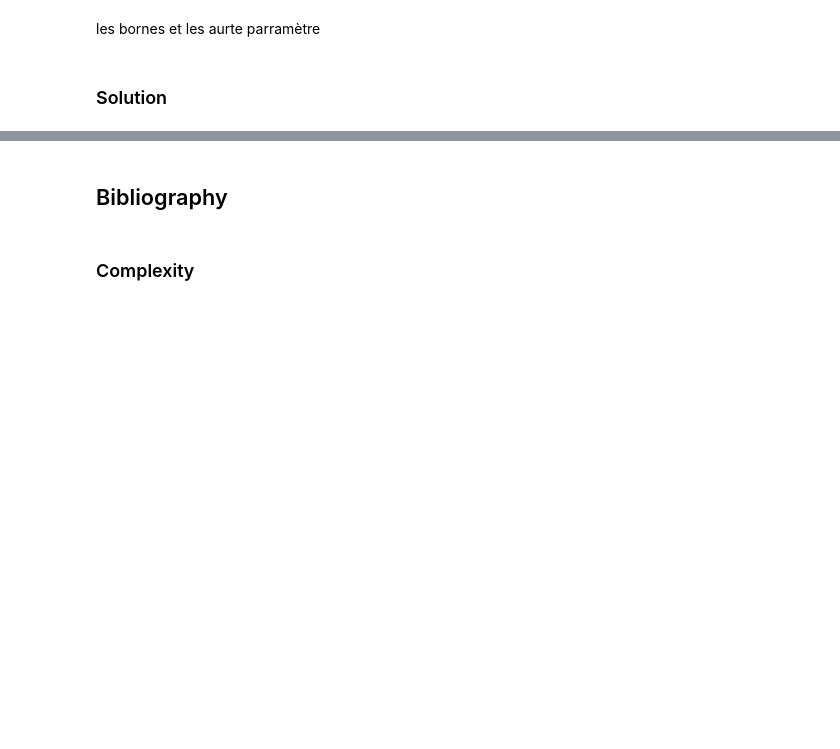
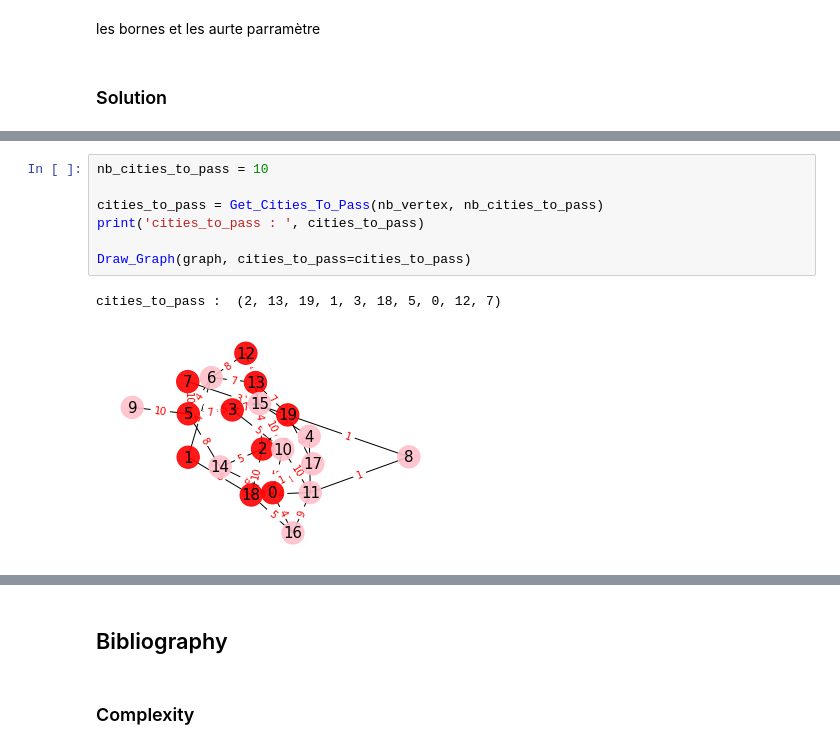
Before and after one commit to atarte/-Algorithmique_Avancee, a Jupyter notebook: Modélisation.ipynb, the cells around one changed output, grey strips where cells are left out. Saved outputs shown, nothing was run; the diff lists cells and outputs as text; blank space fills up the shorter version.

```diff
--- a/Modélisation.ipynb
+++ b/Modélisation.ipynb
@@ -517,0 +529,10 @@ les bornes et les aurte parramètre
+# %%
+nb_cities_to_pass = 10
+
+cities_to_pass = Get_Cities_To_Pass(nb_vertex, nb_cities_to_pass)
+print('cities_to_pass : ', cities_to_pass)
+
+Draw_Graph(graph, cities_to_pass=cities_to_pass)
+# %% [output]
+cities_to_pass :  (2, 13, 19, 1, 3, 18, 5, 0, 12, 7)
+[figure, added]
```
Also changed, not shown: parts of 4 cells of this notebook, 2 other files.
